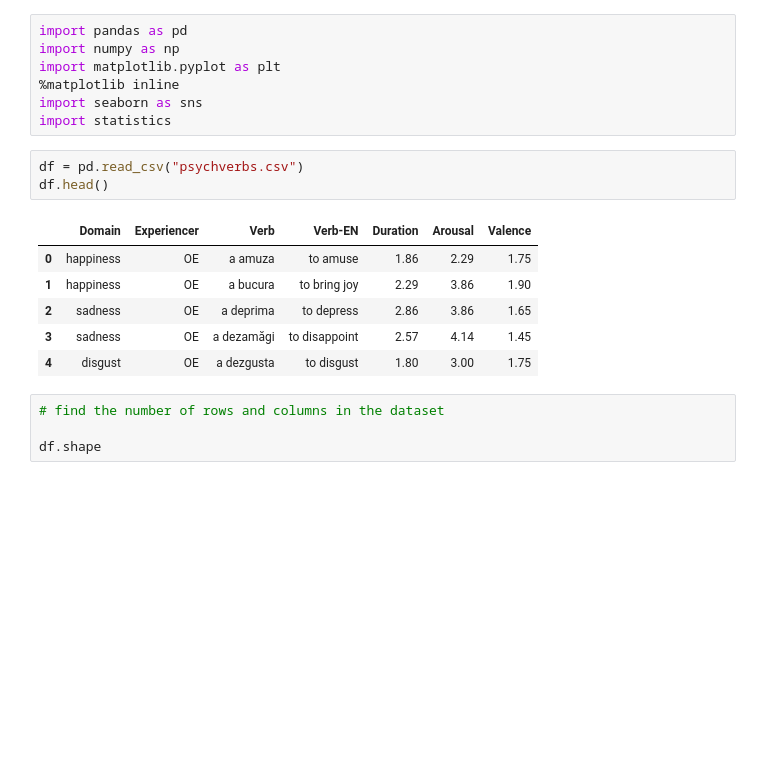
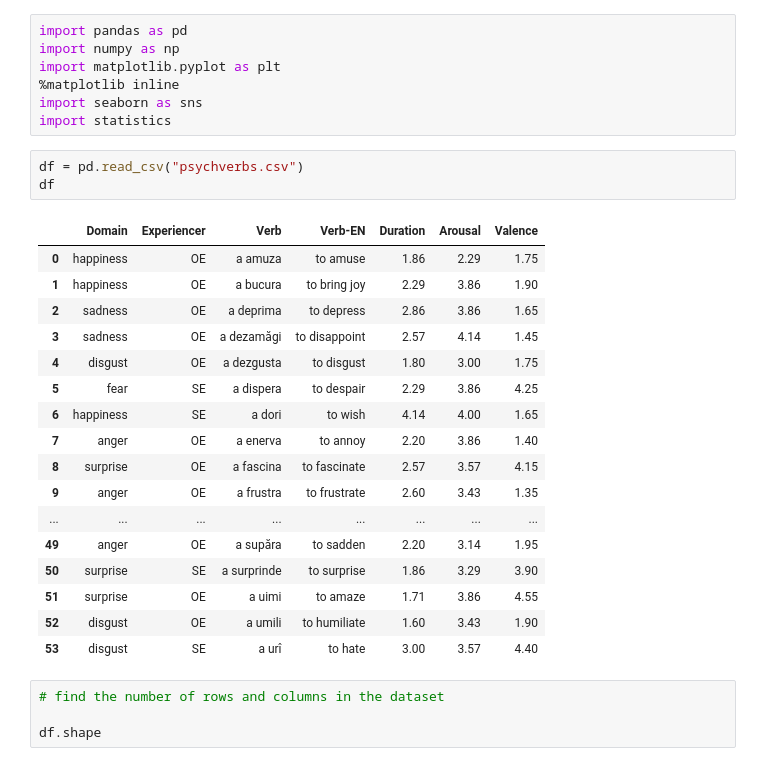
Before and after one commit to lorenanda/psych-verbs, a Jupyter notebook: psych-verbs.ipynb, the cells around one changed output. Drawn from its saved outputs; the diff is of its cells as text; blank space fills up the shorter version.

```diff
--- a/psych-verbs.ipynb
+++ b/psych-verbs.ipynb
@@ -27,14 +27,25 @@ import seaborn as sns
 import statistics
 # %%
 df = pd.read_csv("psychverbs.csv")
-df.head()
+df
 # %% [output]
 |  | Domain | Experiencer | Verb | Verb-EN | Duration | Arousal | Valence |
 | 0 | happiness | OE | a amuza | to amuse | 1.86 | 2.29 | 1.75 |
 | 1 | happiness | OE | a bucura | to bring joy | 2.29 | 3.86 | 1.90 |
 | 2 | sadness | OE | a deprima | to depress | 2.86 | 3.86 | 1.65 |
 | 3 | sadness | OE | a dezamăgi | to disappoint | 2.57 | 4.14 | 1.45 |
 | 4 | disgust | OE | a dezgusta | to disgust | 1.80 | 3.00 | 1.75 |
+| 5 | fear | SE | a dispera | to despair | 2.29 | 3.86 | 4.25 |
+| 6 | happiness | SE | a dori | to wish | 4.14 | 4.00 | 1.65 |
+| 7 | anger | OE | a enerva | to annoy | 2.20 | 3.86 | 1.40 |
+| 8 | surprise | OE | a fascina | to fascinate | 2.57 | 3.57 | 4.15 |
+| 9 | anger | OE | a frustra | to frustrate | 2.60 | 3.43 | 1.35 |
+| ... | ... | ... | ... | ... | ... | ... | ... |
+| 49 | anger | OE | a supăra | to sadden | 2.20 | 3.14 | 1.95 |
+| 50 | surprise | SE | a surprinde | to surprise | 1.86 | 3.29 | 3.90 |
+| 51 | surprise | OE | a uimi | to amaze | 1.71 | 3.86 | 4.55 |
+| 52 | disgust | OE | a umili | to humiliate | 1.60 | 3.43 | 1.90 |
+| 53 | disgust | SE | a urî | to hate | 3.00 | 3.57 | 4.40 |
 # %%
 # find the number of rows and columns in the dataset
 
```
Also changed, not shown: parts of 5 cells of this notebook, 1 other file.
